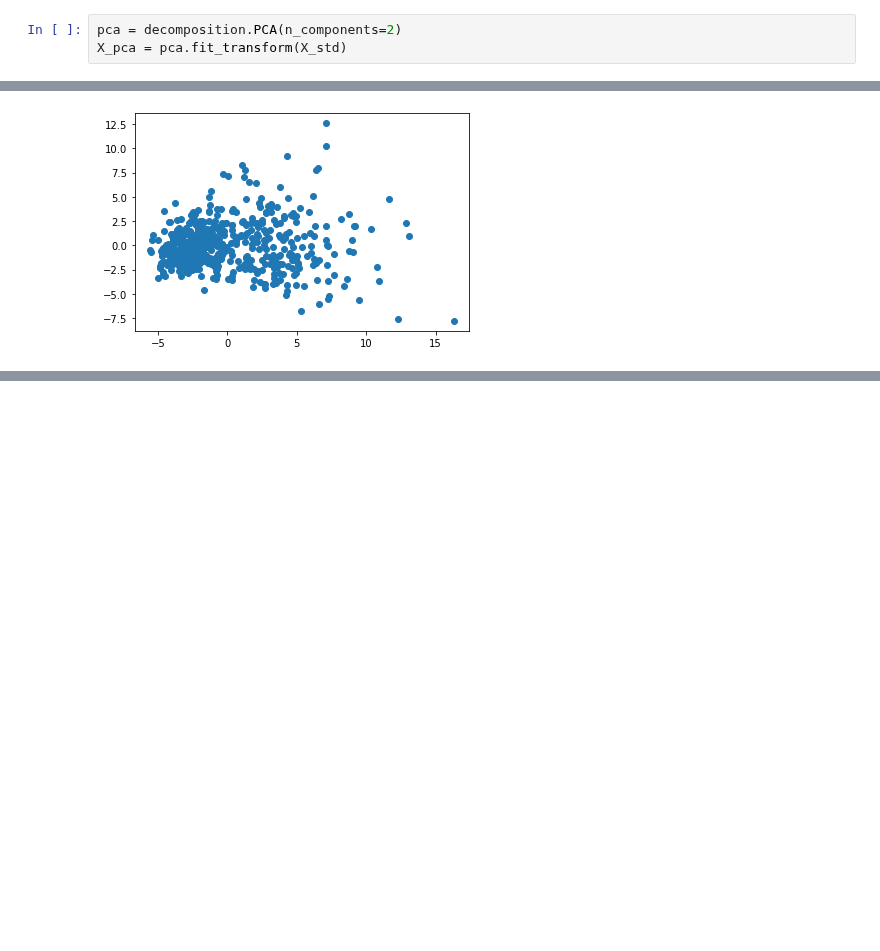
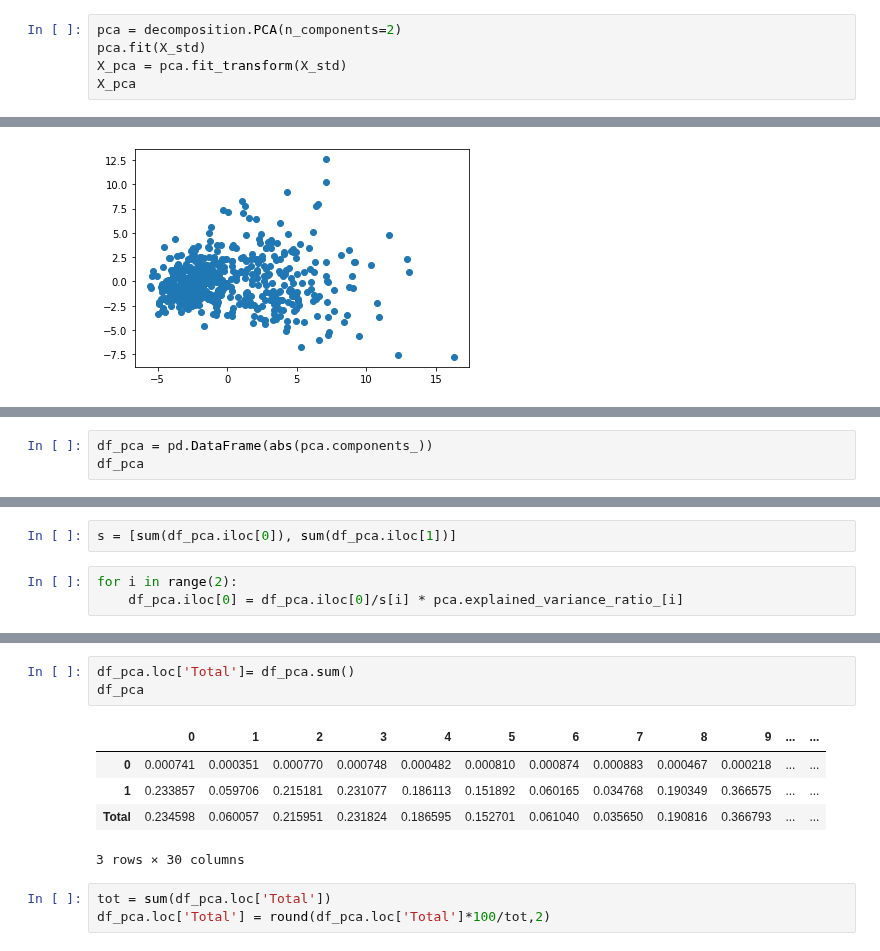
Before and after one commit to miltonluaces/ds_topics, a Jupyter notebook: 19_dimensionality_reduction/pca.ipynb, the cells around one changed output, grey strips where cells are left out. Drawn from its saved outputs; the diff is of its cells as text; blank space fills up the shorter version.

```diff
--- a/19_dimensionality_reduction/pca.ipynb
+++ b/19_dimensionality_reduction/pca.ipynb
@@ -38,4 +39,6 @@ X_std = sc.fit_transform(X)
 ## PCA with 2 components
 # %%
 pca = decomposition.PCA(n_components=2)
+pca.fit(X_std)
 X_pca = pca.fit_transform(X_std)
+X_pca
@@ -50,0 +77,3 @@ plt.scatter(X_pca[:,0], X_pca[:,1]);
+# %%
+df_pca = pd.DataFrame(abs(pca.components_))
+df_pca
@@ -50,0 +89,5 @@ plt.scatter(X_pca[:,0], X_pca[:,1]);
+# %%
+s = [sum(df_pca.iloc[0]), sum(df_pca.iloc[1])]
+# %%
+for i in range(2):
+    df_pca.iloc[0] = df_pca.iloc[0]/s[i] * pca.explained_variance_ratio_[i]
@@ -50,0 +101,12 @@ plt.scatter(X_pca[:,0], X_pca[:,1]);
+# %%
+df_pca.loc['Total']= df_pca.sum()
+df_pca
+# %% [output]
+|  | 0 | 1 | 2 | 3 | 4 | 5 | 6 | 7 | 8 | 9 | ... | ... |
+| 0 | 0.000741 | 0.000351 | 0.000770 | 0.000748 | 0.000482 | 0.000810 | 0.000874 | 0.000883 | 0.000467 | 0.000218 | ... | ... |
+| 1 | 0.233857 | 0.059706 | 0.215181 | 0.231077 | 0.186113 | 0.151892 | 0.060165 | 0.034768 | 0.190349 | 0.366575 | ... | ... |
+| Total | 0.234598 | 0.060057 | 0.215951 | 0.231824 | 0.186595 | 0.152701 | 0.061040 | 0.035650 | 0.190816 | 0.366793 | ... | ... |
+3 rows × 30 columns
+# %%
+tot = sum(df_pca.loc['Total'])
+df_pca.loc['Total'] = round(df_pca.loc['Total']*100/tot,2)
```
Also changed, not shown: parts of 7 cells of this notebook, 9 other files.
